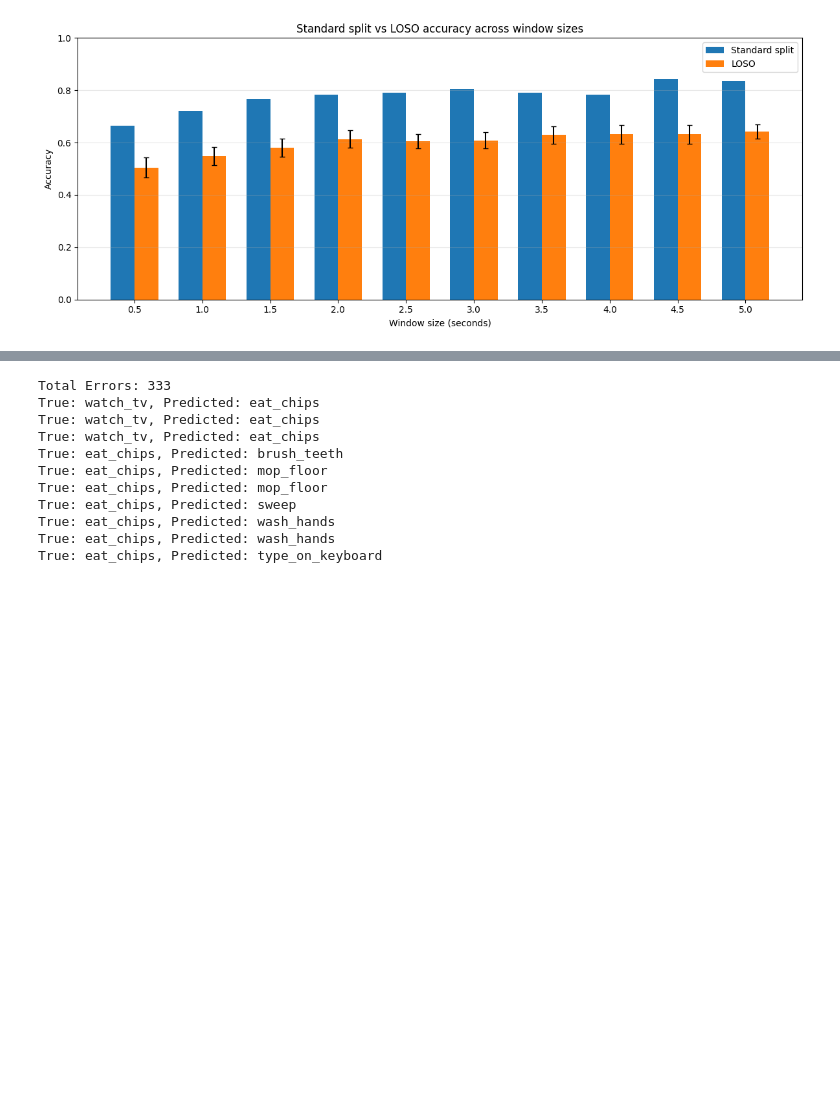
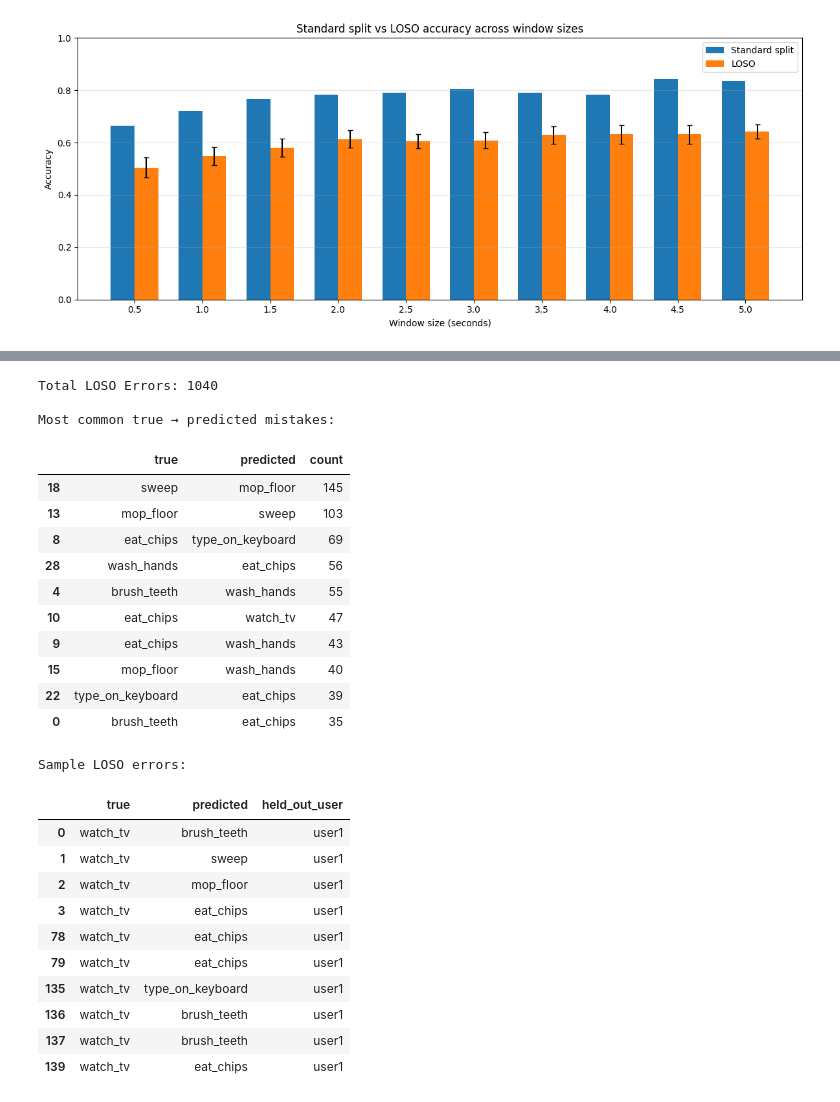
Before and after one commit to jaye311/CS156-Intro-To-AI-Project, a Jupyter notebook: main.ipynb, the cells around one changed output, grey strips where cells are left out. Cells and saved outputs as stored; diff of their text form; code cells hidden in the pictures; blank space fills up the shorter version.

```diff
--- a/main.ipynb
+++ b/main.ipynb
@@ -1352,28 +1431,52 @@ plt.show()
 # %%
 import numpy as np
+import pandas as pd
 
-y_true_arr = np.asarray(y_test)
-y_pred_arr = np.asarray(y_pred)
+error_df = pd.DataFrame({
+    "true": [le.inverse_transform([int(v)])[0] for v in y_true_loso_all],
+    "predicted": [le.inverse_transform([int(v)])[0] for v in y_pred_loso_all],
+    "held_out_user": loso_user_all,
+})
 
-def _name(lbl):
-    return le.inverse_transform([int(lbl)])[0]
+error_df = error_df[error_df["true"] != error_df["predicted"]].copy()
 
-errors = y_true_arr != y_pred_arr
-print("Total Errors:", int(errors.sum()))
+print("Total LOSO Errors:", len(error_df))
 
-error_indices = np.where(errors)[0][:10]
+print("\nMost common true → predicted mistakes:")
+display(
+    error_df.groupby(["true", "predicted"])
+    .size()
+    .reset_index(name="count")
+    .sort_values("count", ascending=False)
+    .head(10)
+)
 
-for i in error_indices:
-    print(f"True: {_name(y_true_arr[i])}, Predicted: {_name(y_pred_arr[i])}")
+print("\nSample LOSO errors:")
+display(error_df.head(10))
 # %% [output]
-Total Errors: 333
-True: watch_tv, Predicted: eat_chips
-True: watch_tv, Predicted: eat_chips
-True: watch_tv, Predicted: eat_chips
-True: eat_chips, Predicted: brush_teeth
-True: eat_chips, Predicted: mop_floor
-True: eat_chips, Predicted: mop_floor
-True: eat_chips, Predicted: sweep
-True: eat_chips, Predicted: wash_hands
-True: eat_chips, Predicted: wash_hands
-True: eat_chips, Predicted: type_on_keyboard
+Total LOSO Errors: 1040
+
+Most common true → predicted mistakes:
+|  | true | predicted | count |
+| 18 | sweep | mop_floor | 145 |
+| 13 | mop_floor | sweep | 103 |
+| 8 | eat_chips | type_on_keyboard | 69 |
+| 28 | wash_hands | eat_chips | 56 |
+| 4 | brush_teeth | wash_hands | 55 |
+| 10 | eat_chips | watch_tv | 47 |
+| 9 | eat_chips | wash_hands | 43 |
+| 15 | mop_floor | wash_hands | 40 |
+| 22 | type_on_keyboard | eat_chips | 39 |
+| 0 | brush_teeth | eat_chips | 35 |
+Sample LOSO errors:
+|  | true | predicted | held_out_user |
+| 0 | watch_tv | brush_teeth | user1 |
+| 1 | watch_tv | sweep | user1 |
+| 2 | watch_tv | mop_floor | user1 |
+| 3 | watch_tv | eat_chips | user1 |
+| 78 | watch_tv | eat_chips | user1 |
+| 79 | watch_tv | eat_chips | user1 |
+| 135 | watch_tv | type_on_keyboard | user1 |
+| 136 | watch_tv | brush_teeth | user1 |
+| 137 | watch_tv | brush_teeth | user1 |
+| 139 | watch_tv | eat_chips | user1 |
```
Also changed, not shown: parts of 8 cells of this notebook.
